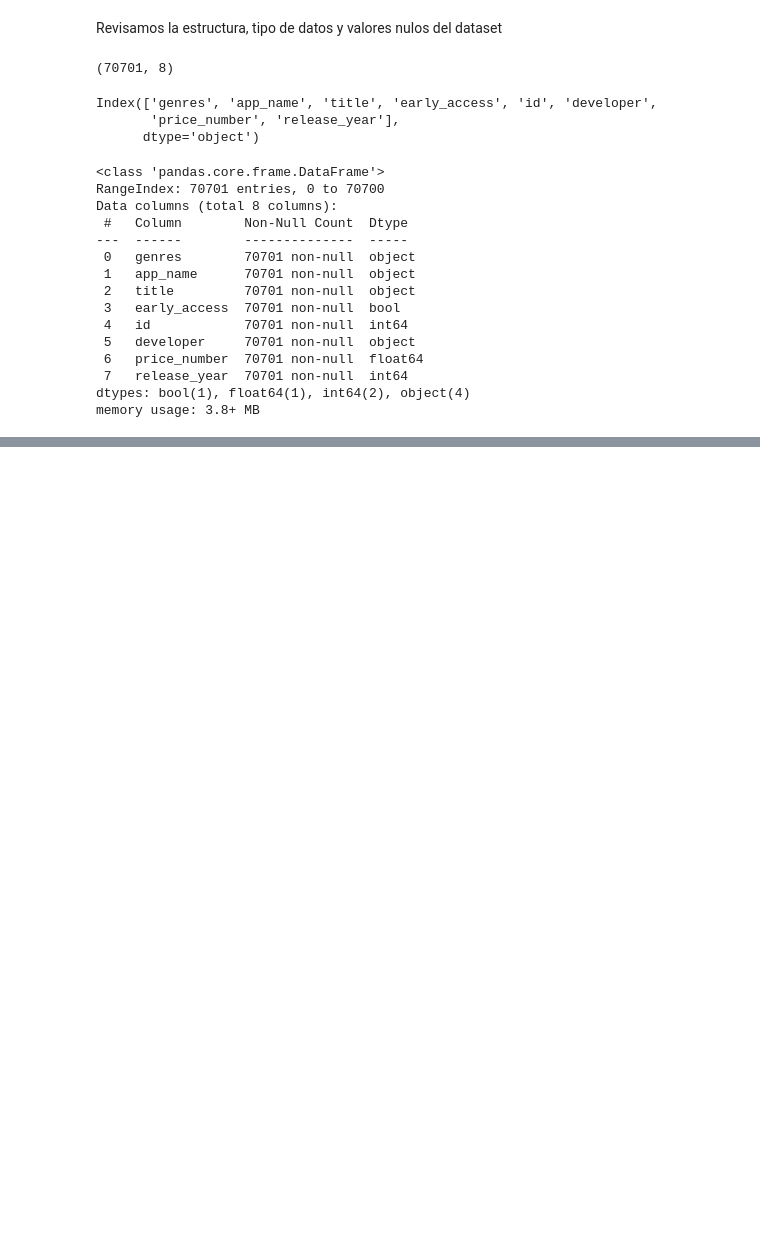
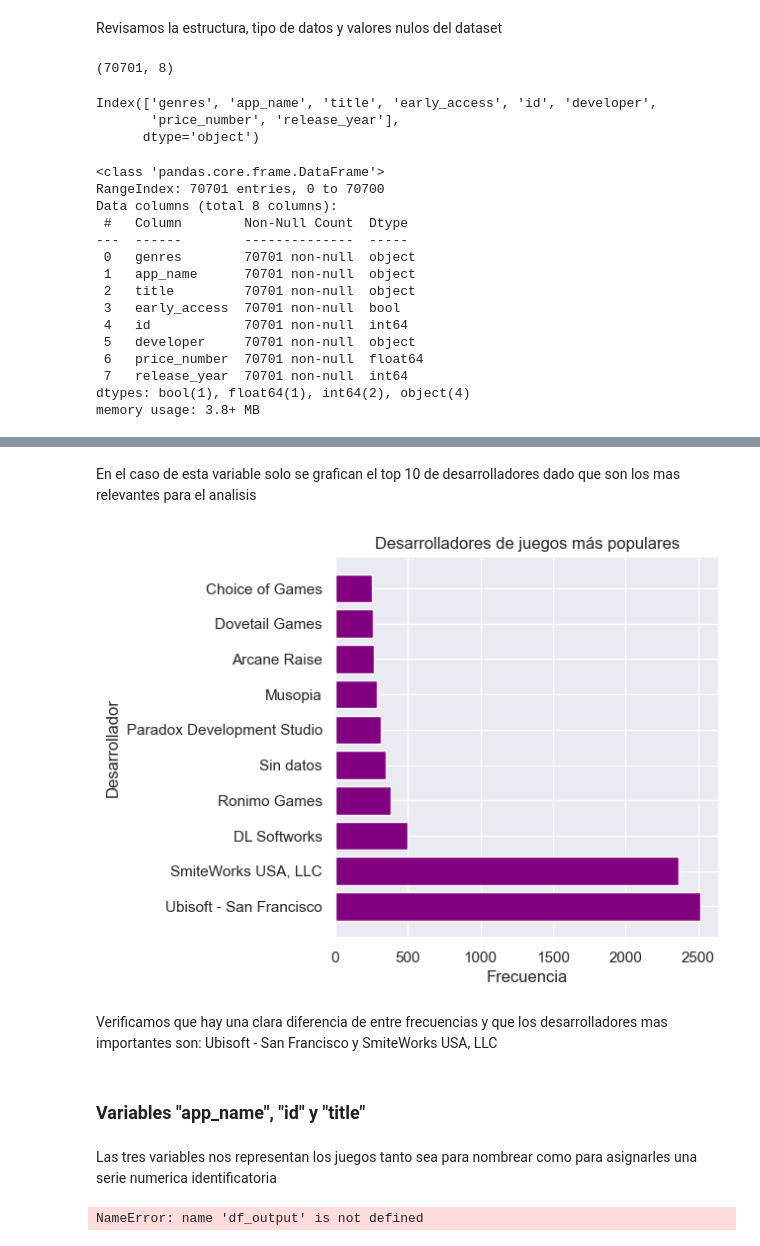
Before and after one commit to ASGuzman/PI_MLOps_Steam, a Jupyter notebook: 05_EDA.ipynb, the cells around one changed output, grey strips where cells are left out. Drawn from its saved outputs; the diff is of its cells as text; code cells hidden in the pictures; blank space fills up the shorter version.

```diff
--- a/05_EDA.ipynb
+++ b/05_EDA.ipynb
@@ -55,0 +110,30 @@ Corroboramos los valores nulos por variable y el porcentaje que representan del
+# %% [markdown]
+En el caso de esta variable solo se grafican el top 10 de desarrolladores dado que son los mas relevantes para el analisis
+# %%
+top_10_developer = df_output["developer"].value_counts().head(10)
+plt.figure(figsize=(5, 5))
+plt.barh(top_10_developer.index, top_10_developer.values, color="purple")
+plt.title("Desarrolladores de juegos más populares")
+plt.ylabel("Desarrollador")
+plt.xlabel("Frecuencia")
+plt.show()
+# %% [output]
+[figure, added]
+# %% [markdown]
+Verificamos que hay una clara diferencia de entre frecuencias y que los desarrolladores mas importantes son: Ubisoft - San Francisco y SmiteWorks USA, LLC
+# %% [markdown]
+### Variables "app_name", "id" y "title"
+# %% [markdown]
+Las tres variables nos representan los juegos tanto sea para nombrear como para asignarles una serie numerica identificatoria
+# %%
+print("Valores únicos de 'title':", df_output["title"].unique())
+
+top_10_titles = df_output["title"].value_counts().head(10)
+
+plt.bar(top_10_titles.index, top_10_titles.values, color="black")
+plt.title("Top 10 de juegos")
+plt.xlabel("Título")
+plt.ylabel("Frecuencia")
+plt.show()
+# %% [output]
+NameError: name 'df_output' is not defined
```
Also changed, not shown: parts of 14 cells of this notebook.
